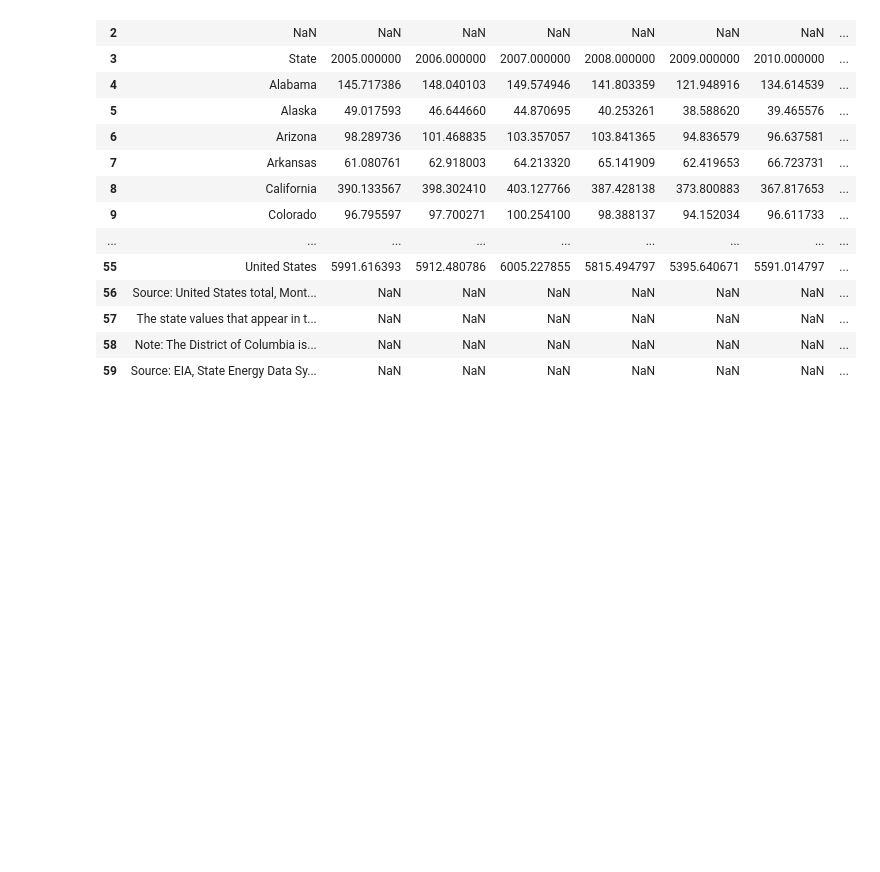
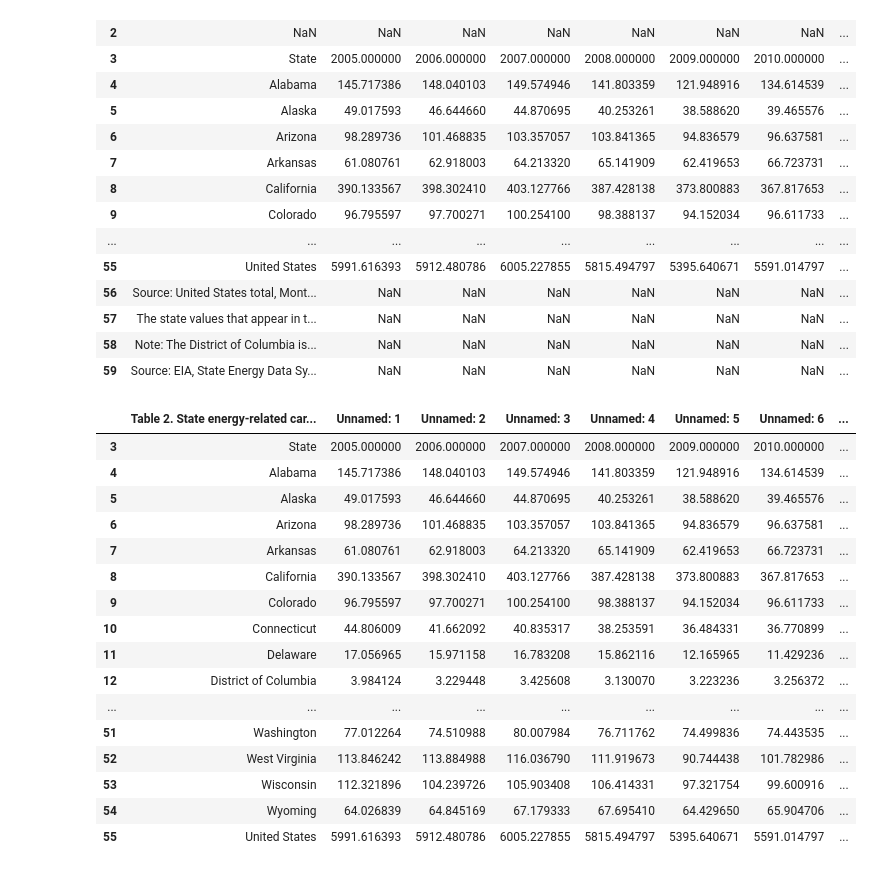
Before and after one commit to pjsimmon/COGS108_Repo, a Jupyter notebook: Jing_State Awareness vs Carbon.ipynb, the cells around one changed output. Drawn from its saved outputs; the diff is of its cells as text; code cells hidden in the pictures; blank space fills up the shorter version.

```diff
--- a/Simmons_Data_Wrangling.ipynb
+++ b/Jing_State Awareness vs Carbon.ipynb
@@ -99,4 +99,25 @@ df_CO2_state
 | 58 | Note: The District of Columbia is... | NaN | NaN | NaN | NaN | NaN | NaN | ... |
 | 59 | Source: EIA, State Energy Data Sy... | NaN | NaN | NaN | NaN | NaN | NaN | ... |
 # %%
-### Clean up dataframe: Drop NaN values and rename columns with proper years (here we only care about 2012, 2014, and 2016 data_ )
+### Clean up dataframe:
+##Drop NaN values and rename columns with proper years (here we only care about 2012, 2014, and 2016 data_ )
+df_CO2_state = df_CO2_state.dropna()
+df_CO2_state
+# %% [output]
+|  | Table 2. State energy-related car... | Unnamed: 1 | Unnamed: 2 | Unnamed: 3 | Unnamed: 4 | Unnamed: 5 | Unnamed: 6 | ... |
+| 3 | State | 2005.000000 | 2006.000000 | 2007.000000 | 2008.000000 | 2009.000000 | 2010.000000 | ... |
+| 4 | Alabama | 145.717386 | 148.040103 | 149.574946 | 141.803359 | 121.948916 | 134.614539 | ... |
+| 5 | Alaska | 49.017593 | 46.644660 | 44.870695 | 40.253261 | 38.588620 | 39.465576 | ... |
+| 6 | Arizona | 98.289736 | 101.468835 | 103.357057 | 103.841365 | 94.836579 | 96.637581 | ... |
+| 7 | Arkansas | 61.080761 | 62.918003 | 64.213320 | 65.141909 | 62.419653 | 66.723731 | ... |
+| 8 | California | 390.133567 | 398.302410 | 403.127766 | 387.428138 | 373.800883 | 367.817653 | ... |
+| 9 | Colorado | 96.795597 | 97.700271 | 100.254100 | 98.388137 | 94.152034 | 96.611733 | ... |
+| 10 | Connecticut | 44.806009 | 41.662092 | 40.835317 | 38.253591 | 36.484331 | 36.770899 | ... |
+| 11 | Delaware | 17.056965 | 15.971158 | 16.783208 | 15.862116 | 12.165965 | 11.429236 | ... |
+| 12 | District of Columbia | 3.984124 | 3.229448 | 3.425608 | 3.130070 | 3.223236 | 3.256372 | ... |
+| ... | ... | ... | ... | ... | ... | ... | ... | ... |
+| 51 | Washington | 77.012264 | 74.510988 | 80.007984 | 76.711762 | 74.499836 | 74.443535 | ... |
+| 52 | West Virginia | 113.846242 | 113.884988 | 116.036790 | 111.919673 | 90.744438 | 101.782986 | ... |
+| 53 | Wisconsin | 112.321896 | 104.239726 | 105.903408 | 106.414331 | 97.321754 | 99.600916 | ... |
+| 54 | Wyoming | 64.026839 | 64.845169 | 67.179333 | 67.695410 | 64.429650 | 65.904706 | ... |
+| 55 | United States | 5991.616393 | 5912.480786 | 6005.227855 | 5815.494797 | 5395.640671 | 5591.014797 | ... |
```
Also changed, not shown: parts of 4 cells of this notebook, 2 other files.
